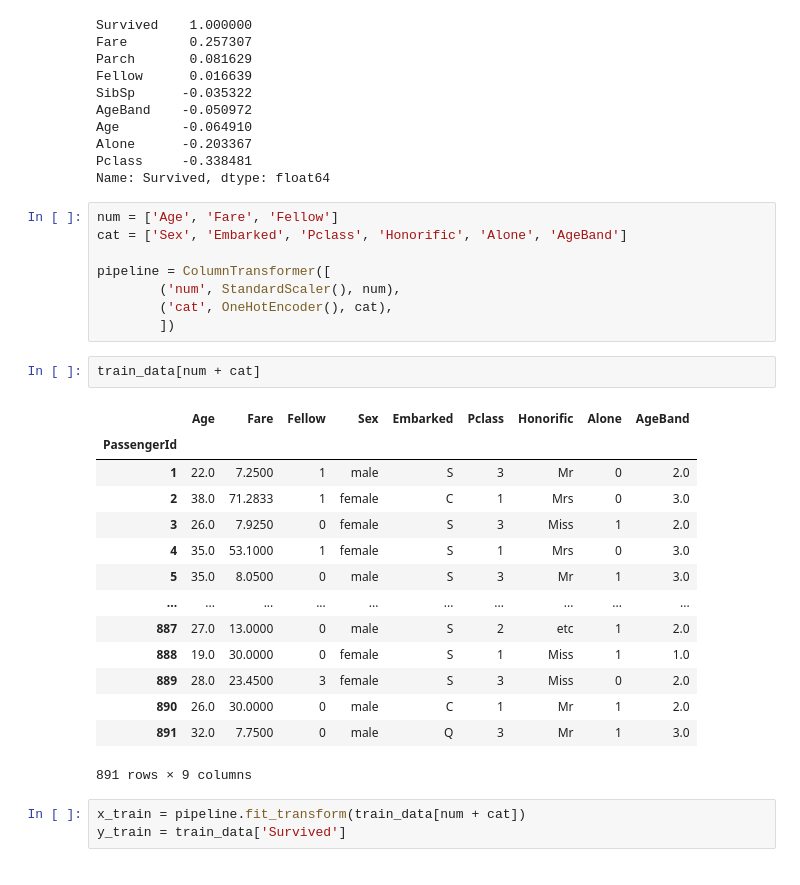
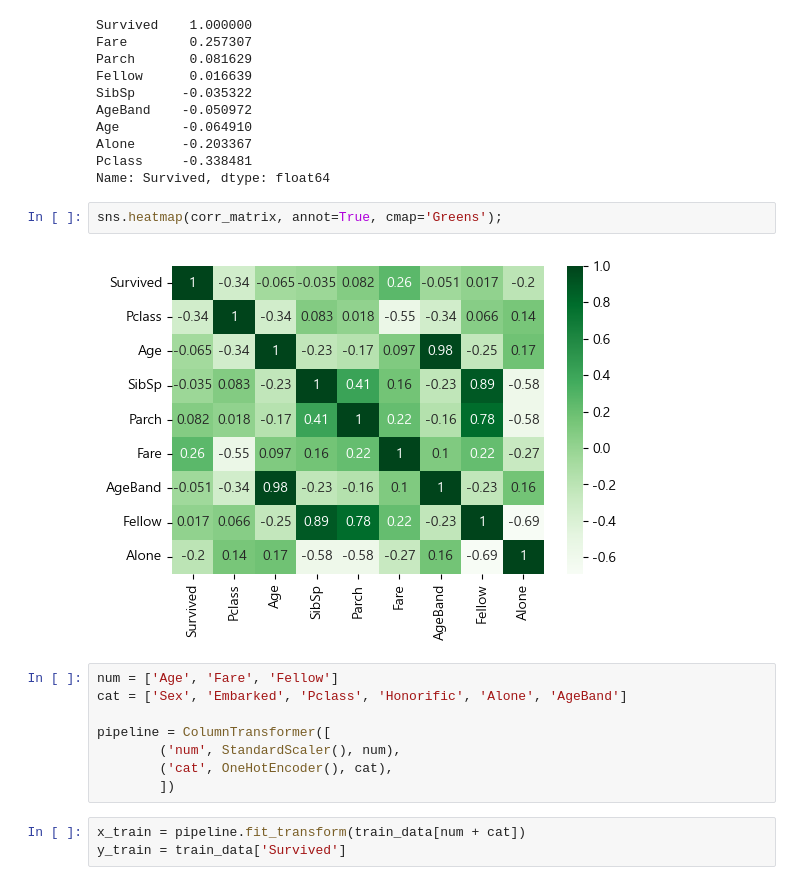
Before and after one commit to stu0430/Kaggle-Titanic, a Jupyter notebook: main.ipynb, the cells around one changed output. Cells and saved outputs as stored; diff of their text form.

```diff
--- a/main.ipynb
+++ b/main.ipynb
@@ -426,6 +408,10 @@ Age        -0.064910
 Alone      -0.203367
 Pclass     -0.338481
 Name: Survived, dtype: float64
+# %%
+sns.heatmap(corr_matrix, annot=True, cmap='Greens');
+# %% [output]
+[figure, added]
 # %%
 num = ['Age', 'Fare', 'Fellow']
 cat = ['Sex', 'Embarked', 'Pclass', 'Honorific', 'Alone', 'AgeBand']
@@ -434,23 +420,6 @@ pipeline = ColumnTransformer([
         ('num', StandardScaler(), num),
         ('cat', OneHotEncoder(), cat),
         ])
-# %%
-train_data[num + cat]
-# %% [output]
-|  | Age | Fare | Fellow | Sex | Embarked | Pclass | Honorific | Alone | AgeBand |
-| PassengerId |  |  |  |  |  |  |  |  |  |
-| 1 | 22.0 | 7.2500 | 1 | male | S | 3 | Mr | 0 | 2.0 |
-| 2 | 38.0 | 71.2833 | 1 | female | C | 1 | Mrs | 0 | 3.0 |
-| 3 | 26.0 | 7.9250 | 0 | female | S | 3 | Miss | 1 | 2.0 |
-| 4 | 35.0 | 53.1000 | 1 | female | S | 1 | Mrs | 0 | 3.0 |
-| 5 | 35.0 | 8.0500 | 0 | male | S | 3 | Mr | 1 | 3.0 |
-| ... | ... | ... | ... | ... | ... | ... | ... | ... | ... |
-| 887 | 27.0 | 13.0000 | 0 | male | S | 2 | etc | 1 | 2.0 |
-| 888 | 19.0 | 30.0000 | 0 | female | S | 1 | Miss | 1 | 1.0 |
-| 889 | 28.0 | 23.4500 | 3 | female | S | 3 | Miss | 0 | 2.0 |
-| 890 | 26.0 | 30.0000 | 0 | male | C | 1 | Mr | 1 | 2.0 |
-| 891 | 32.0 | 7.7500 | 0 | male | Q | 3 | Mr | 1 | 3.0 |
-891 rows × 9 columns
 # %%
 x_train = pipeline.fit_transform(train_data[num + cat])
 y_train = train_data['Survived']
```
Also changed, not shown: parts of 5 cells of this notebook.
